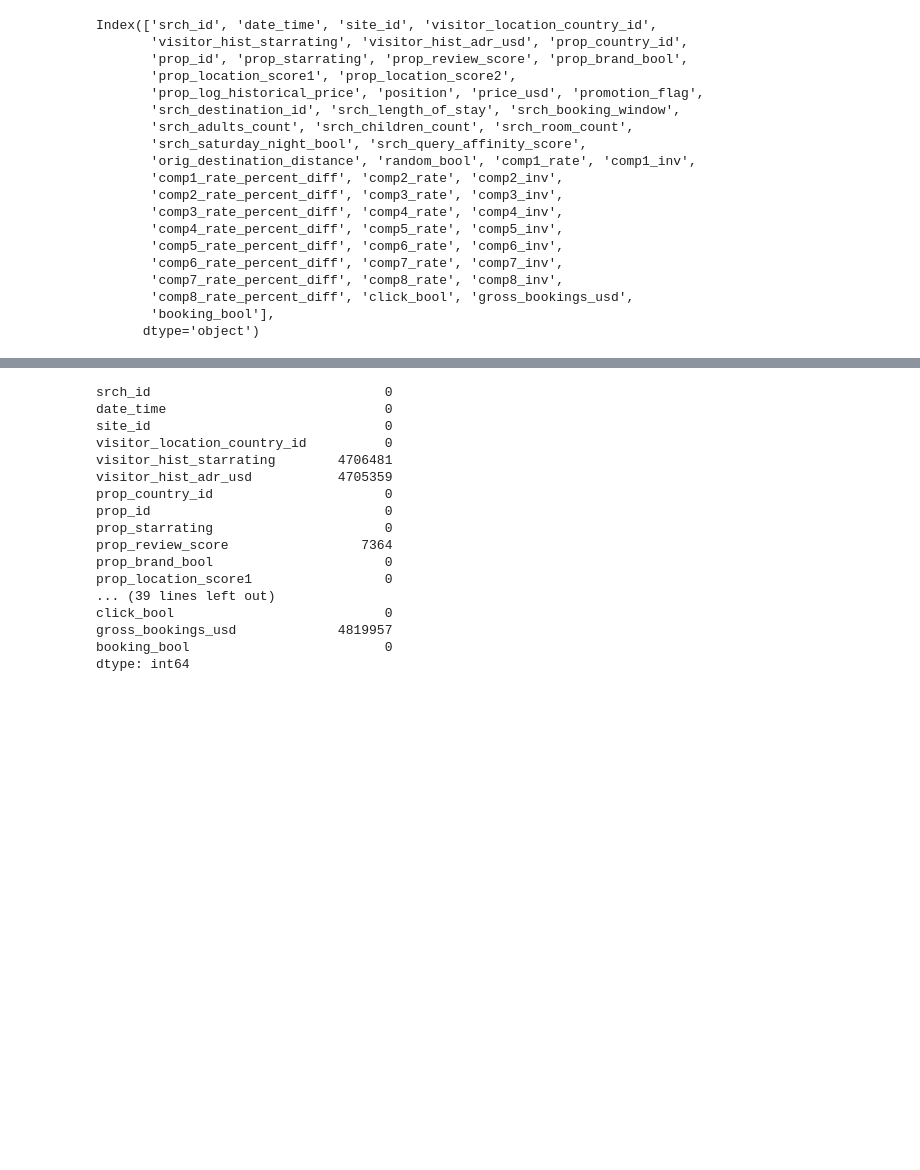
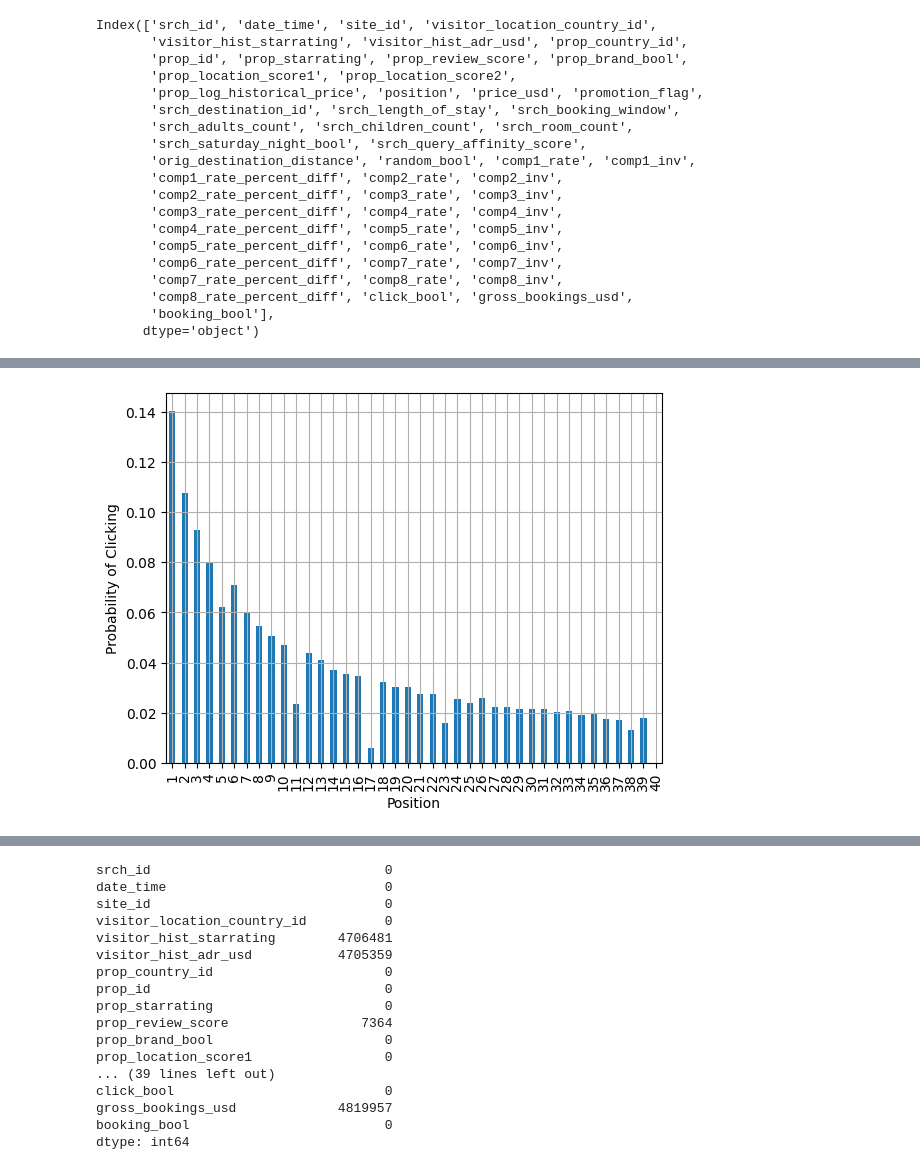
Before and after one commit to fati-gnl/ABM, a Jupyter notebook: notebooks/002_jgf_dask_data_exploration.ipynb, the cells around one changed output, grey strips where cells are left out. Cells and saved outputs as stored; diff of their text form; code cells hidden in the pictures; blank space fills up the shorter version.

```diff
--- a/notebooks/002_jgf_dask_data_exploration.ipynb
+++ b/notebooks/002_jgf_dask_data_exploration.ipynb
@@ -56,0 +166,13 @@ unique_srch_ids.shape
+# %%
+# Probability of clicking based on position (just the randomized position data)
+df = train[train["random_bool"] == 1][["position","click_bool"]].groupby('position').sum().compute()
+df1 = train[train["random_bool"] == 1][["position","click_bool"]].groupby('position').size().compute()
+# %%
+data = df['click_bool']/df1
+data.plot(kind='bar', legend=None)
+plt.grid()
+plt.xlabel("Position")
+plt.ylabel("Probability of Clicking")
+plt.show()
+# %% [output]
+[figure, added]
```
Also changed, not shown: parts of 86 cells of this notebook.
